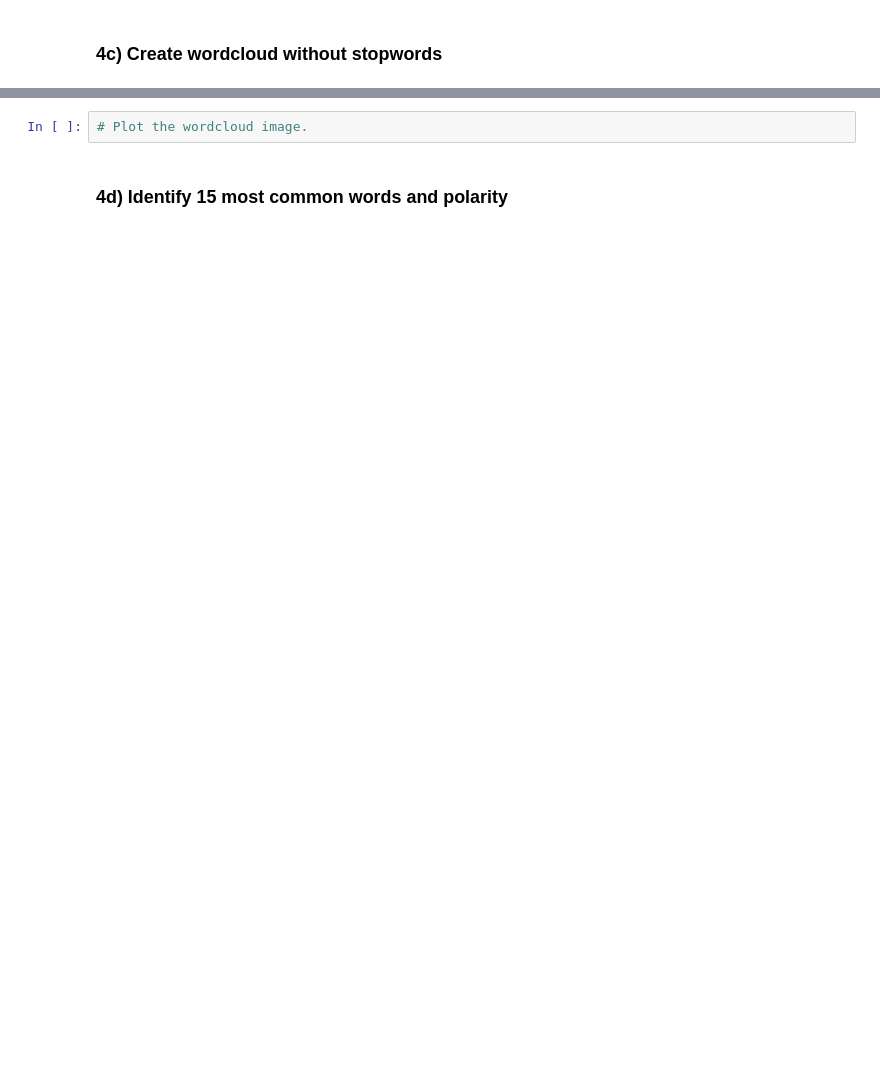
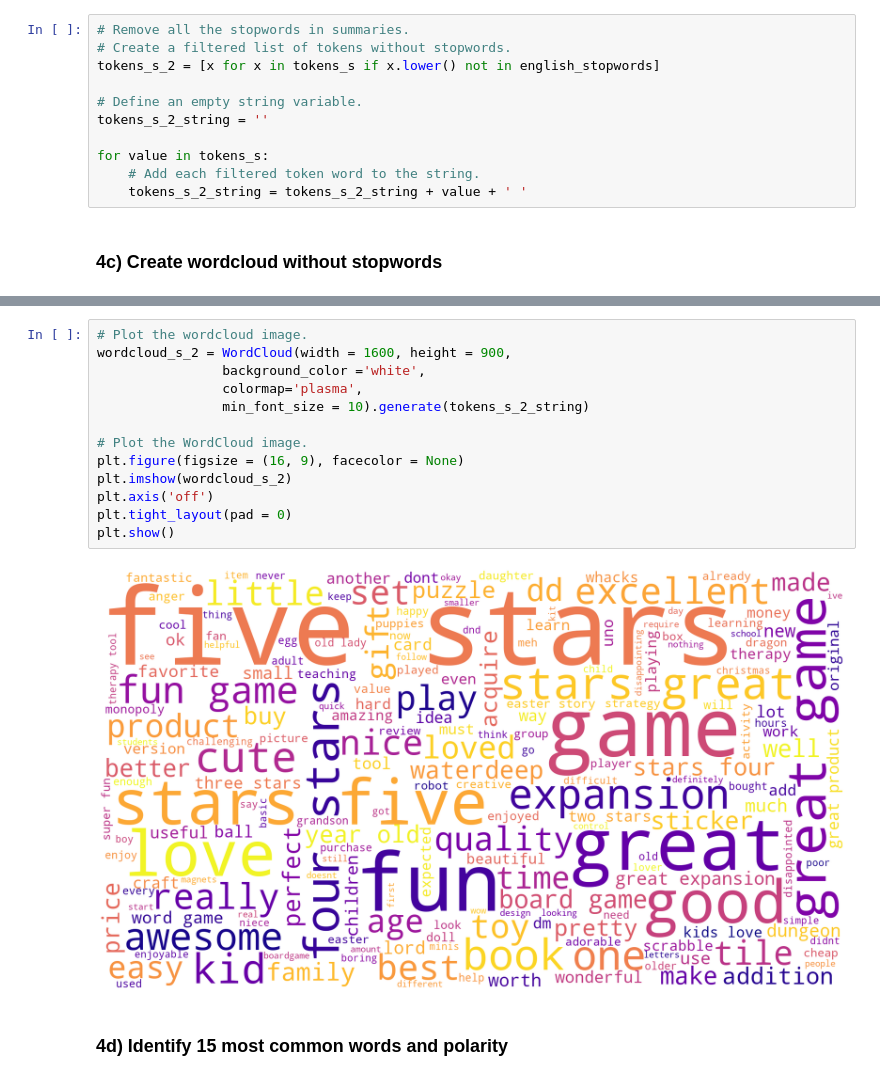
Before and after one commit to Harsh46/Gulati_Harshdeep_DA301_Assignment, a Jupyter notebook: Gulati_Harshdeep_DA301_Assignment_Notebook.ipynb, the cells around one changed output, grey strips where cells are left out. Saved outputs shown, nothing was run; the diff lists cells and outputs as text; blank space fills up the shorter version.

```diff
--- a/Gulati_Harshdeep_DA301_Assignment_Notebook.ipynb
+++ b/Gulati_Harshdeep_DA301_Assignment_Notebook.ipynb
@@ -1151,3 +1352,14 @@ warnings.filterwarnings('ignore')
+# %%
+# Remove all the stopwords in summaries.
+# Create a filtered list of tokens without stopwords.
+tokens_s_2 = [x for x in tokens_s if x.lower() not in english_stopwords]
+
+# Define an empty string variable.
+tokens_s_2_string = ''
+
+for value in tokens_s:
+    # Add each filtered token word to the string.
+    tokens_s_2_string = tokens_s_2_string + value + ' '
 # %% [markdown]
 ### 4c) Create wordcloud without stopwords
 # %%
@@ -1155,5 +1380,18 @@ warnings.filterwarnings('ignore')
 # %%
 # Plot the wordcloud image.
+wordcloud_s_2 = WordCloud(width = 1600, height = 900,
+                background_color ='white',
+                colormap='plasma',
+                min_font_size = 10).generate(tokens_s_2_string)
+
+# Plot the WordCloud image.
+plt.figure(figsize = (16, 9), facecolor = None)
+plt.imshow(wordcloud_s_2)
+plt.axis('off')
+plt.tight_layout(pad = 0)
+plt.show()
+# %% [output]
+[figure, added]
 # %% [markdown]
 ### 4d) Identify 15 most common words and polarity
 # %%
```
Also changed, not shown: parts of 44 cells of this notebook.
